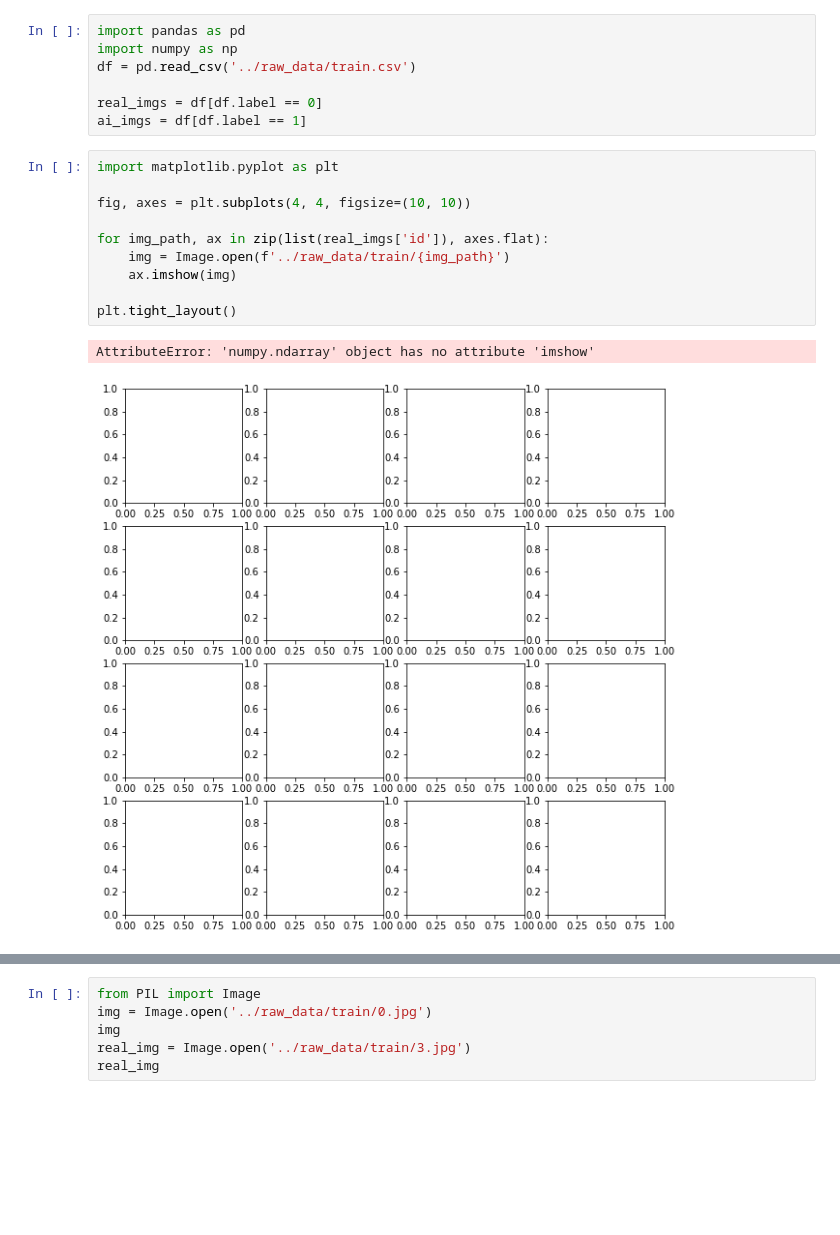
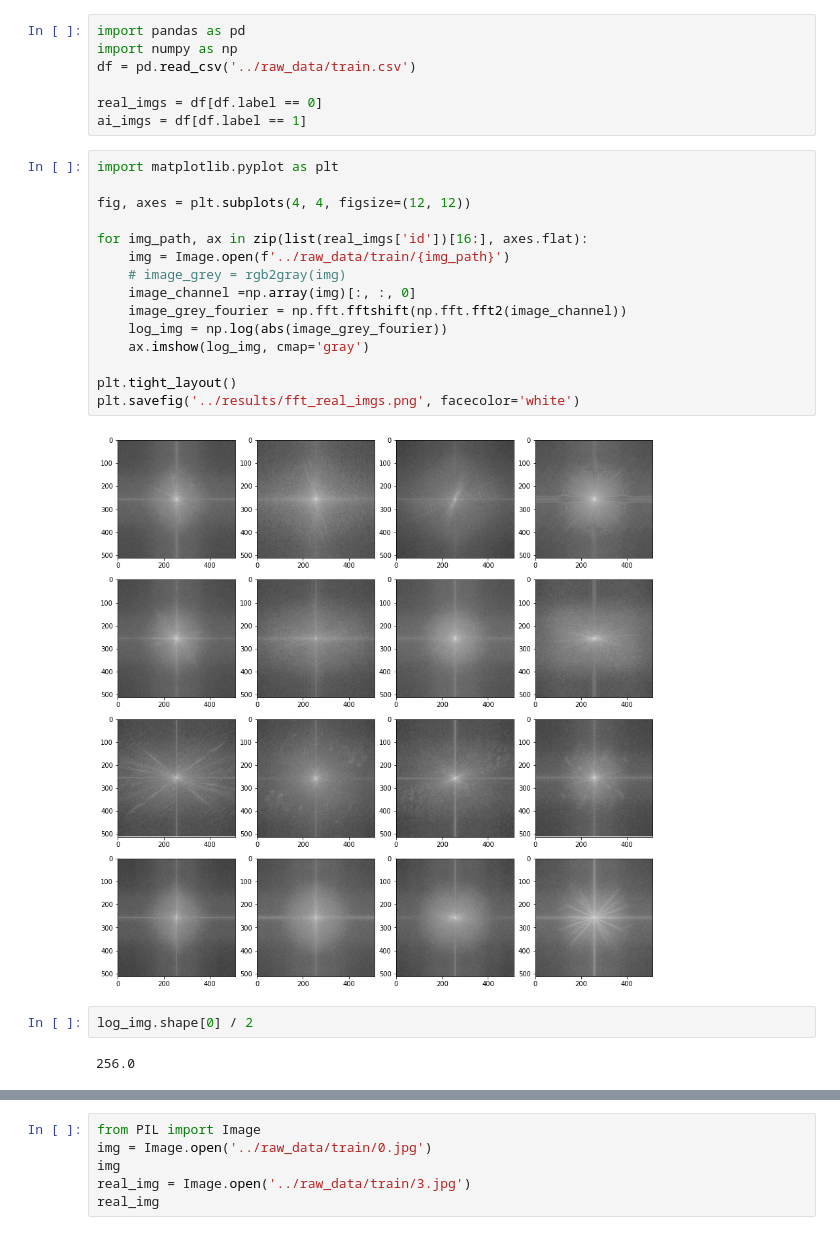
Before and after one commit to alecsharpie/aiornot, a Jupyter notebook: notebooks/eda.ipynb, the cells around one changed output, grey strips where cells are left out. Drawn from its saved outputs; the diff is of its cells as text; blank space fills up the shorter version.

```diff
--- a/notebooks/eda.ipynb
+++ b/notebooks/eda.ipynb
@@ -8,13 +8,21 @@ ai_imgs = df[df.label == 1]
 # %%
 import matplotlib.pyplot as plt
 
-fig, axes = plt.subplots(4, 4, figsize=(10, 10))
+fig, axes = plt.subplots(4, 4, figsize=(12, 12))
 
-for img_path, ax in zip(list(real_imgs['id']), axes.flat):
+for img_path, ax in zip(list(real_imgs['id'])[16:], axes.flat):
     img = Image.open(f'../raw_data/train/{img_path}')
-    ax.imshow(img)
+    # image_grey = rgb2gray(img)
+    image_channel =np.array(img)[:, :, 0]
+    image_grey_fourier = np.fft.fftshift(np.fft.fft2(image_channel))
+    log_img = np.log(abs(image_grey_fourier))
+    ax.imshow(log_img, cmap='gray')
 
 plt.tight_layout()
+plt.savefig('../results/fft_real_imgs.png', facecolor='white')
 # %% [output]
-AttributeError: 'numpy.ndarray' object has no attribute 'imshow'
-[figure, old version]
+[figure, new version]
+# %%
+log_img.shape[0] / 2
+# %% [output]
+256.0
```
Also changed, not shown: parts of 6 cells of this notebook, 4 other files.
